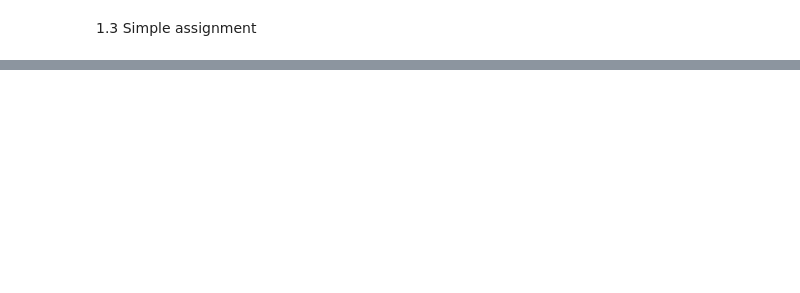
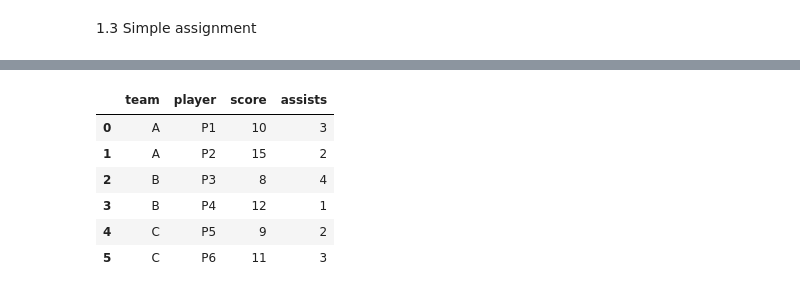
Before and after one commit to blu3-bird/Pandas-and-Numpy, a Jupyter notebook: Data Extraction/copy method.ipynb, the cells around one changed output, grey strips where cells are left out. Saved outputs shown, nothing was run; the diff lists cells and outputs as text; code cells hidden in the pictures; blank space fills up the shorter version.

```diff
--- a/Data Extraction/copy method.ipynb
+++ b/Data Extraction/copy method.ipynb
@@ -58,0 +349,17 @@ df.head()
+# %%
+df_original = pd.DataFrame({
+    'team': ['A', 'A', 'B', 'B', 'C', 'C'],
+    'player': ['P1', 'P2', 'P3', 'P4', 'P5', 'P6'],
+    'score': [10, 15, 8, 12, 9, 11],
+    'assists': [3, 2, 4, 1, 2, 3]
+})
+# %%
+df_original
+# %% [output]
+|  | team | player | score | assists |
+| 0 | A | P1 | 10 | 3 |
+| 1 | A | P2 | 15 | 2 |
+| 2 | B | P3 | 8 | 4 |
+| 3 | B | P4 | 12 | 1 |
+| 4 | C | P5 | 9 | 2 |
+| 5 | C | P6 | 11 | 3 |
```
Also changed, not shown: parts of 39 cells of this notebook.
